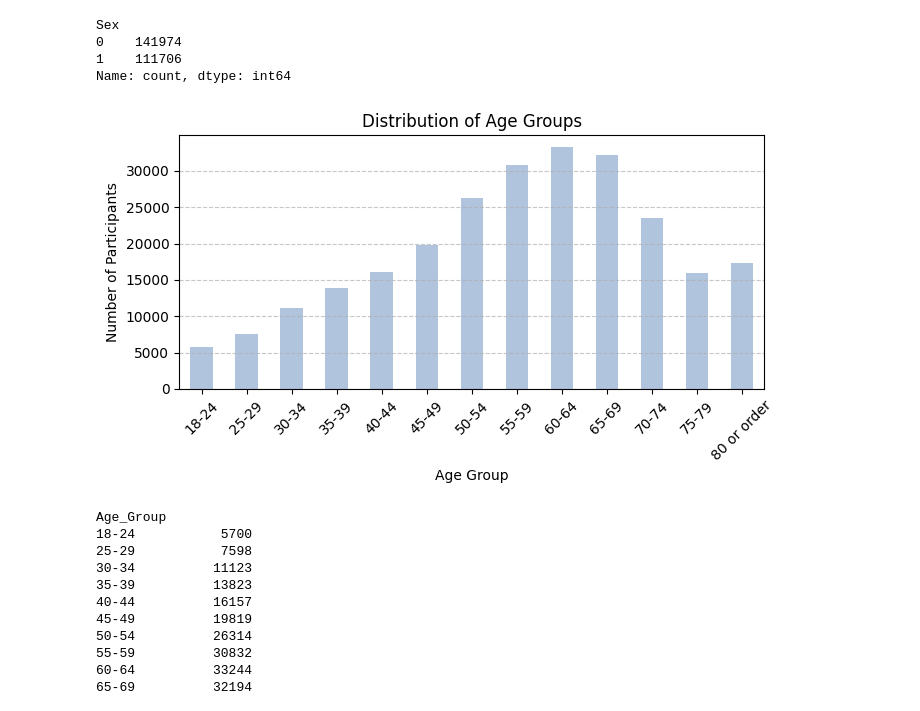
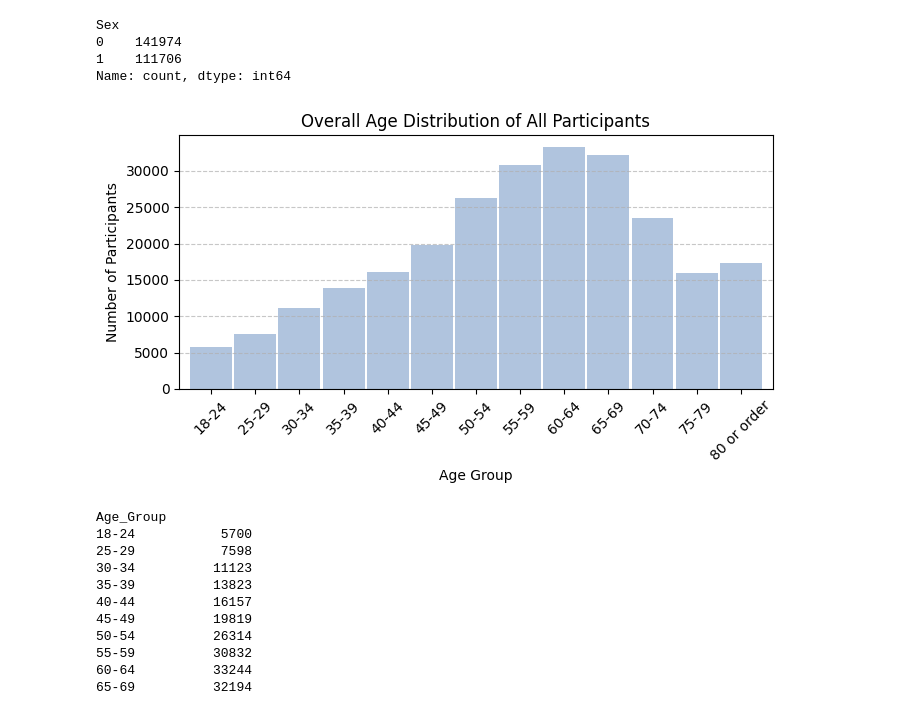
Before and after one commit to schowbey/m228-final-project, a Jupyter notebook: cdc_exw.ipynb, the cells around one changed output. Cells and saved outputs as stored; diff of their text form; code cells hidden in the pictures.

```diff
--- a/cdc_exw.ipynb
+++ b/cdc_exw.ipynb
@@ -110,20 +111,20 @@ Name: count, dtype: int64
 # %%
 # plot age distribution
 
 plt.figure(figsize=(7, 4))
 
-df['Age_Group'].value_counts().sort_index().plot(kind='bar', color='lightsteelblue')
+df['Age_Group'].value_counts().sort_index().plot(kind='bar', color='lightsteelblue',width=0.95)
 
-plt.title('Distribution of Age Groups')
+plt.title('Overall Age Distribution of All Participants')
 plt.xlabel('Age Group')
 plt.ylabel('Number of Participants')
 plt.xticks(rotation=45)  # Rotates labels so they don't overlap
 plt.grid(axis='y', linestyle='--', alpha=0.7)
 plt.tight_layout()
 
 plt.show()
 # %% [output]
-[figure, old version]
+[figure, new version]
 # %%
 age_counts = df['Age_Group'].value_counts()
 age_counts.sort_index()
```
Also changed, not shown: parts of 10 cells of this notebook, 1 other file.
